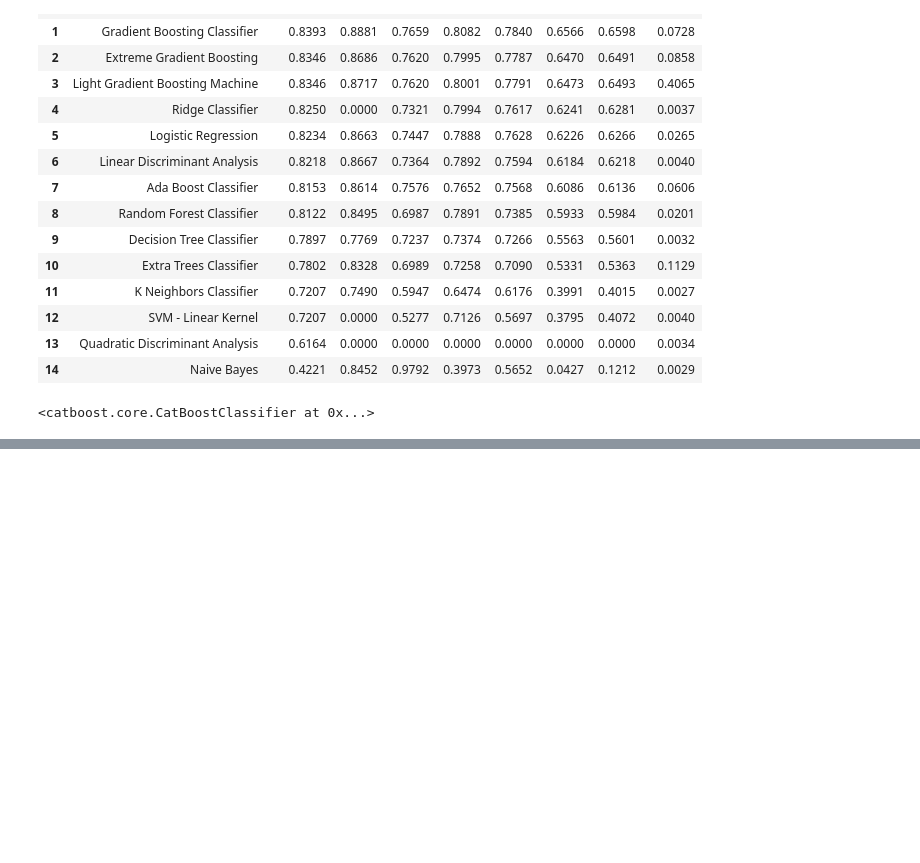
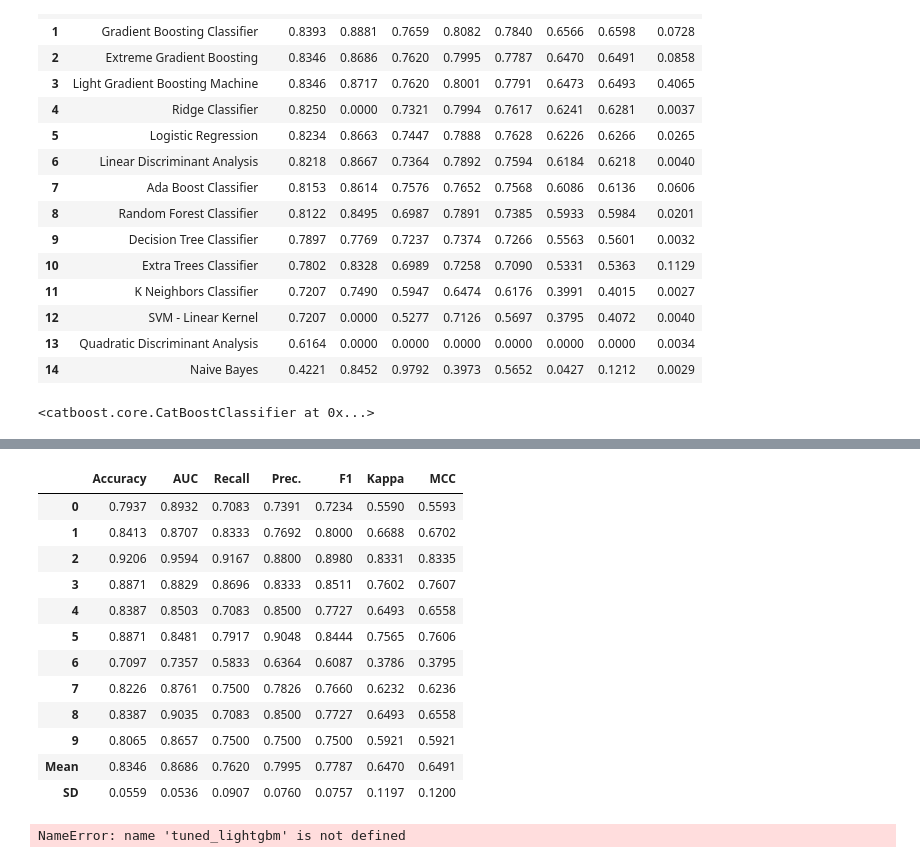
Before and after one commit to ggikko/ggikko-lop, a Jupyter notebook: Week5/model4.ipynb, the cells around one changed output, grey strips where cells are left out. Drawn from its saved outputs; the diff is of its cells as text; code cells hidden in the pictures; blank space fills up the shorter version.

```diff
--- a/Week5/model4.ipynb
+++ b/Week5/model4.ipynb
@@ -84,0 +121,21 @@ LGBMClassifier(boosting_type='gbdt', class_weight=None, colsample_bytree=1.0,
+# %%
+logr  = create_model('lr');
+xgb   = create_model('xgboost');
+
+#blending 3 models
+blend = blend_models(estimator_list=[tuned_lightgbm,logr,xgb])
+# %% [output]
+|  | Accuracy | AUC | Recall | Prec. | F1 | Kappa | MCC |
+| 0 | 0.7937 | 0.8932 | 0.7083 | 0.7391 | 0.7234 | 0.5590 | 0.5593 |
+| 1 | 0.8413 | 0.8707 | 0.8333 | 0.7692 | 0.8000 | 0.6688 | 0.6702 |
+| 2 | 0.9206 | 0.9594 | 0.9167 | 0.8800 | 0.8980 | 0.8331 | 0.8335 |
+| 3 | 0.8871 | 0.8829 | 0.8696 | 0.8333 | 0.8511 | 0.7602 | 0.7607 |
+| 4 | 0.8387 | 0.8503 | 0.7083 | 0.8500 | 0.7727 | 0.6493 | 0.6558 |
+| 5 | 0.8871 | 0.8481 | 0.7917 | 0.9048 | 0.8444 | 0.7565 | 0.7606 |
+| 6 | 0.7097 | 0.7357 | 0.5833 | 0.6364 | 0.6087 | 0.3786 | 0.3795 |
+| 7 | 0.8226 | 0.8761 | 0.7500 | 0.7826 | 0.7660 | 0.6232 | 0.6236 |
+| 8 | 0.8387 | 0.9035 | 0.7083 | 0.8500 | 0.7727 | 0.6493 | 0.6558 |
+| 9 | 0.8065 | 0.8657 | 0.7500 | 0.7500 | 0.7500 | 0.5921 | 0.5921 |
+| Mean | 0.8346 | 0.8686 | 0.7620 | 0.7995 | 0.7787 | 0.6470 | 0.6491 |
+| SD | 0.0559 | 0.0536 | 0.0907 | 0.0760 | 0.0757 | 0.1197 | 0.1200 |
+NameError: name 'tuned_lightgbm' is not defined
```
Also changed, not shown: parts of 7 cells of this notebook, 17 other files.
